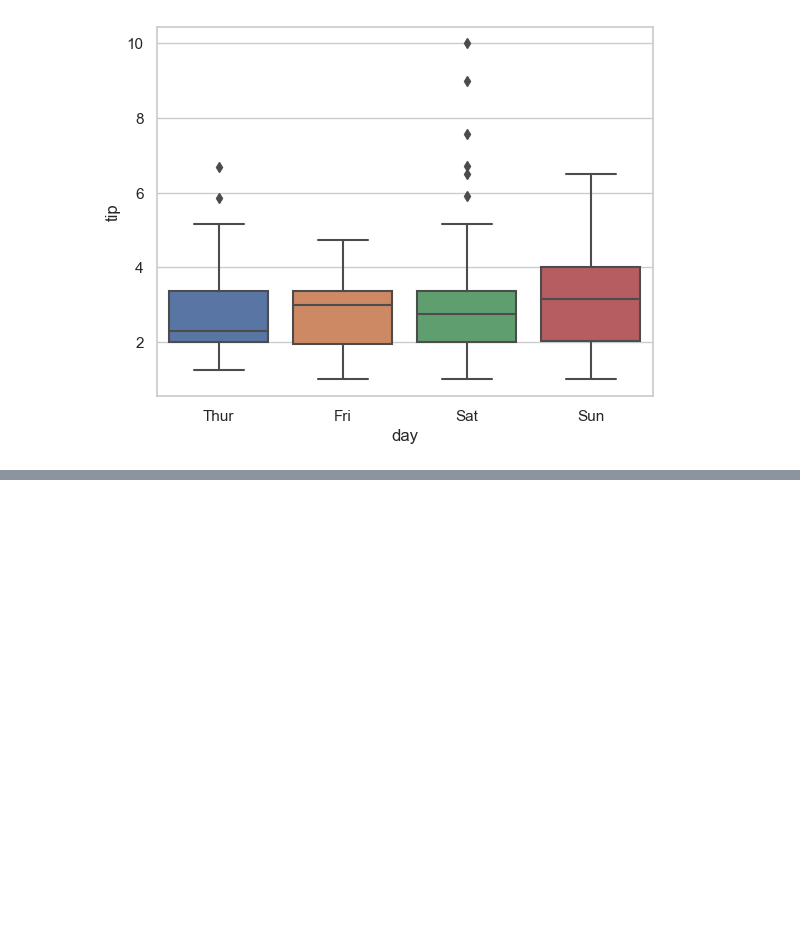
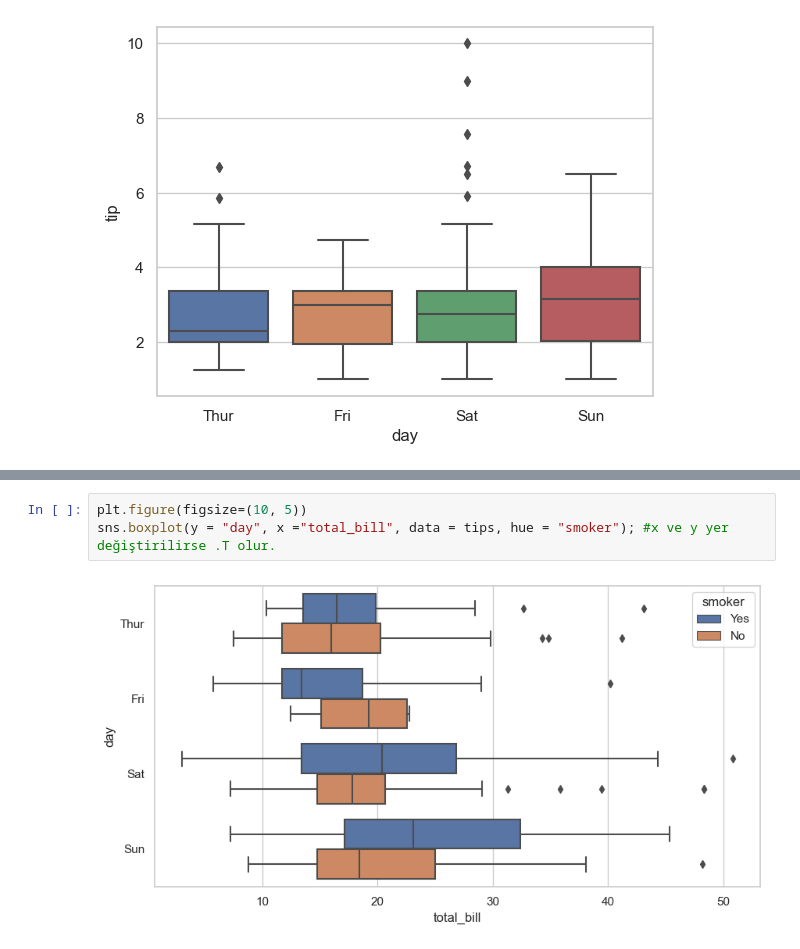
Before and after one commit to SerhanSubasi/Data-Visulation, a Jupyter notebook: Practice/Seaborn Practice.ipynb, the cells around one changed output, grey strips where cells are left out. Cells and saved outputs as stored; diff of their text form; blank space fills up the shorter version.

```diff
--- a/Practice/Seaborn Practice.ipynb
+++ b/Practice/Seaborn Practice.ipynb
@@ -511,0 +522,5 @@ sns.boxplot(x = "day", y ="tip", data = tips);
+# %%
+plt.figure(figsize=(10, 5))
+sns.boxplot(y = "day", x ="total_bill", data = tips, hue = "smoker"); #x ve y yer değiştirilirse .T olur.
+# %% [output]
+[figure, added]
```
Also changed, not shown: parts of 19 cells of this notebook, 1 other file.
